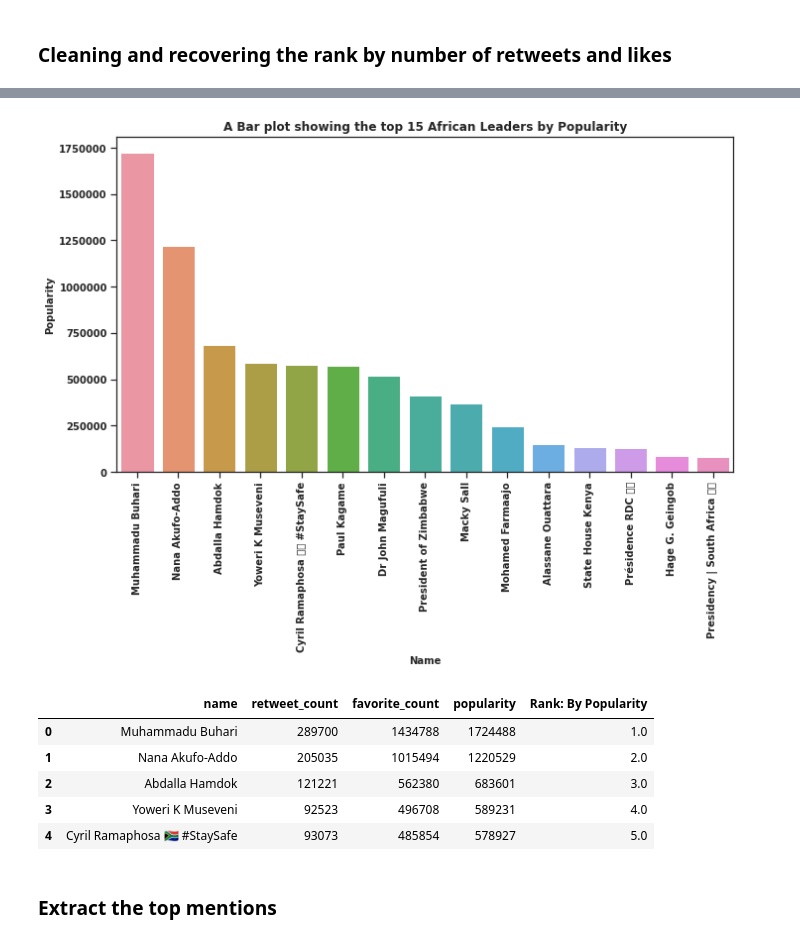
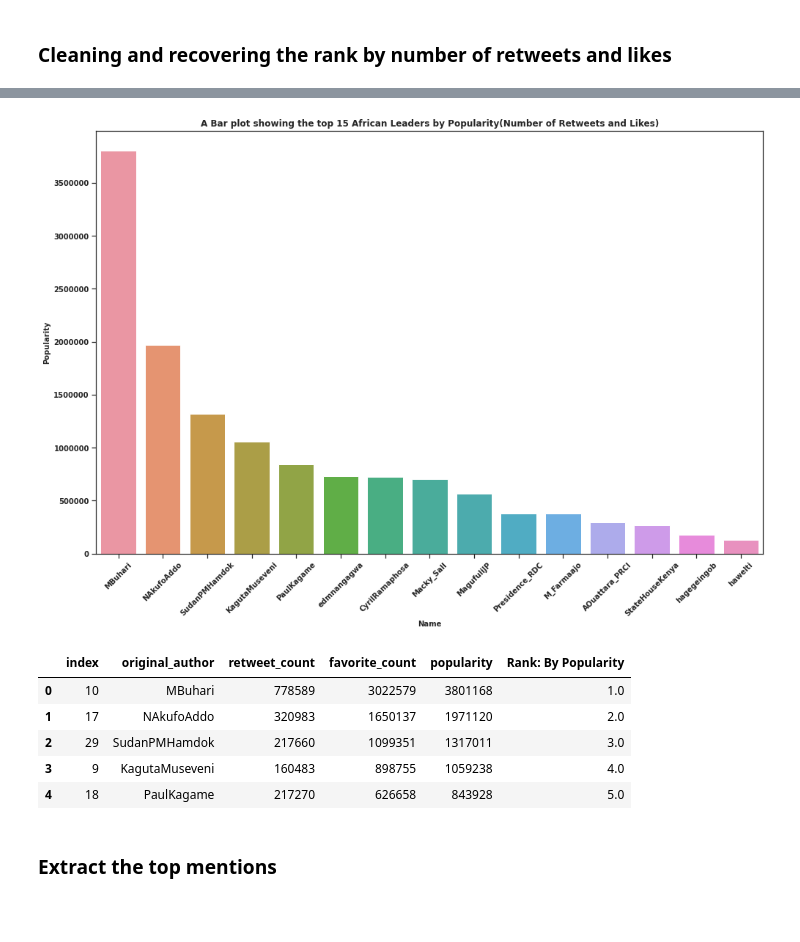
Before and after one commit to dmarinere/NikeCampaign, a Jupyter notebook: Nike_Campaign_Contd.ipynb, the cells around one changed output, grey strips where cells are left out. Drawn from its saved outputs; the diff is of its cells as text; code cells hidden in the pictures; blank space fills up the shorter version.

```diff
--- a/Nike_Campaign_Contd.ipynb
+++ b/Nike_Campaign_Contd.ipynb
@@ -130,15 +149,12 @@ plt.savefig('/content/drive/My Drive/Colab Notebooks/african_infl_reach.jpeg');
 # %%
 #then i grouped tweet by author and sort them, then took only the top 100 retweets and like for each
 #i sorted first by like because it is easier to get likes and those two work hand in hand
-df_infl_popl = df_infl.sort_values(['favorite_count', 'retweet_count'], ascending=False).groupby('name').head(100)
-df_gov_popl = df_gov.sort_values(['favorite_count', 'retweet_count'], ascending=False).groupby('name').head(100)
+df_infl_popl = df_infl.sort_values(['favorite_count', 'retweet_count'], ascending=False).groupby('original_author').sum().reset_index()
+df_gov_popl = df_gov.sort_values(['favorite_count', 'retweet_count'], ascending=False).groupby('original_author').sum().reset_index()
 # %%
 #Then i took only the columns that were important in this popularity analysis which is retweet and like
-df_infl_popl = df_infl_popl[["name", "retweet_count", "favorite_count"]]
-df_gov_popl = df_gov_popl[["name", "retweet_count", "favorite_count"]]
+df_infl_popl = df_infl_popl[["original_author", "retweet_count", "favorite_count"]]
+df_gov_popl = df_gov_popl[["original_author", "retweet_count", "favorite_count"]]
-# %%
-df_infl_popl = df_infl_popl.groupby(['name']).sum()
-df_gov_popl = df_gov_popl.groupby(['name']).sum()
 # %%
 df_infl_popl= df_infl_popl.sort_values(["favorite_count", "retweet_count"], ascending=False).reset_index()
 df_gov_popl= df_gov_popl.sort_values(["favorite_count", "retweet_count"], ascending=False).reset_index()
@@ -187,27 +223,27 @@ plt.savefig('/content/drive/My Drive/Colab Notebooks/african_infl_popl2.jpeg');
 # %%
 sns.set(style='ticks')
-plt.figure(figsize=(10,8))
-chart = sns.barplot(x="name", y="popularity", data=df_gov_popl[:15])
-plt.title("A Bar plot showing the top 15 African Leaders by Popularity", fontsize = 12, fontweight= "bold" )
+plt.figure(figsize=(14,10))
+chart = sns.barplot(x="original_author", y="popularity", data=df_gov_popl[:15])
+plt.title("A Bar plot showing the top 15 African Leaders by Popularity(Number of Retweets and Likes)", fontsize = 12, fontweight= "bold" )
 plt.xlabel("Name", fontsize = 10, fontweight= "bold")
 plt.ylabel("Popularity", fontsize = 10, fontweight= "bold")
 plt.xticks(fontsize = 10, fontweight= "bold")
 plt.yticks(fontsize = 10, fontweight= "bold", fontfamily='sans-serif')
-plt.xticks(rotation=90)
+plt.xticks(rotation=45)
 plt.ticklabel_format(style='plain', axis='y')
 plt.tight_layout()
 plt.savefig('/content/drive/My Drive/Colab Notebooks/african_leader_popularity.jpeg');
 # %% [output]
-[figure, old version]
+[figure, new version]
 # %%
 df_gov_popl.head()
 # %% [output]
-|  | name | retweet_count | favorite_count | popularity | Rank: By Popularity |
-| 0 | Muhammadu Buhari | 289700 | 1434788 | 1724488 | 1.0 |
-| 1 | Nana Akufo-Addo | 205035 | 1015494 | 1220529 | 2.0 |
-| 2 | Abdalla Hamdok | 121221 | 562380 | 683601 | 3.0 |
-| 3 | Yoweri K Museveni | 92523 | 496708 | 589231 | 4.0 |
-| 4 | Cyril Ramaphosa 🇿🇦 #StaySafe | 93073 | 485854 | 578927 | 5.0 |
+|  | index | original_author | retweet_count | favorite_count | popularity | Rank: By Popularity |
+| 0 | 10 | MBuhari | 778589 | 3022579 | 3801168 | 1.0 |
+| 1 | 17 | NAkufoAddo | 320983 | 1650137 | 1971120 | 2.0 |
+| 2 | 29 | SudanPMHamdok | 217660 | 1099351 | 1317011 | 3.0 |
+| 3 | 9 | KagutaMuseveni | 160483 | 898755 | 1059238 | 4.0 |
+| 4 | 18 | PaulKagame | 217270 | 626658 | 843928 | 5.0 |
 # %% [markdown]
 ### Extract the top mentions
 # %%
```
Also changed, not shown: parts of 38 cells of this notebook.
